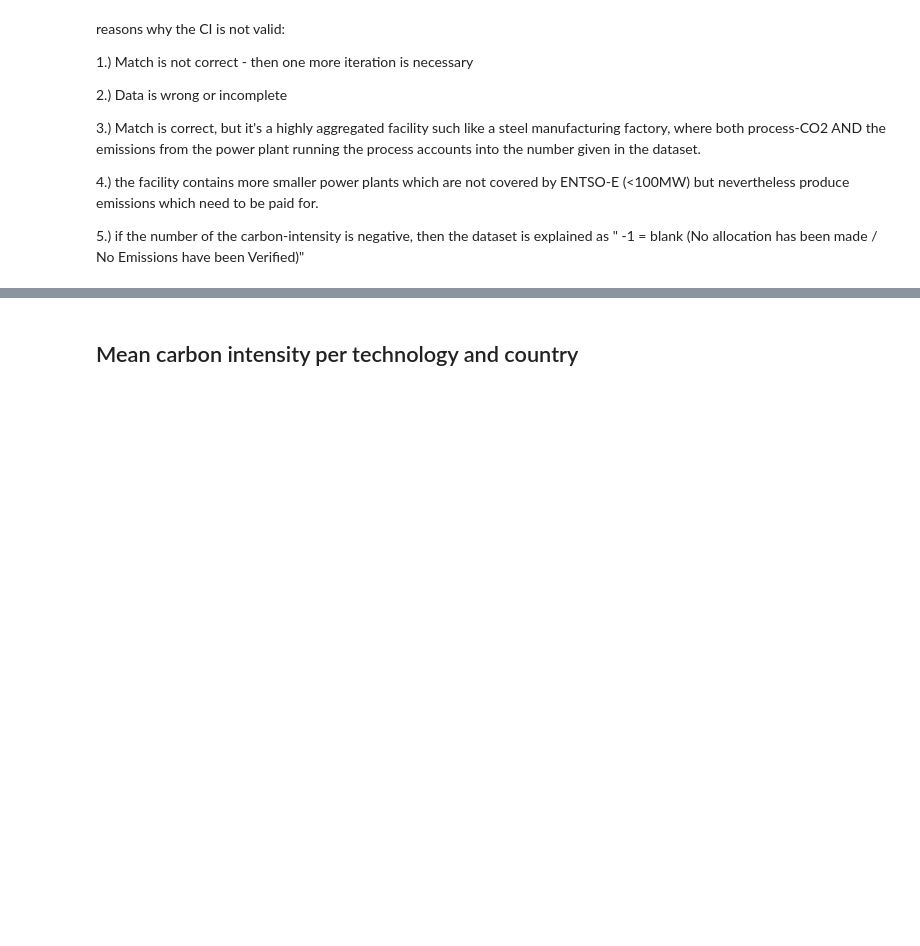
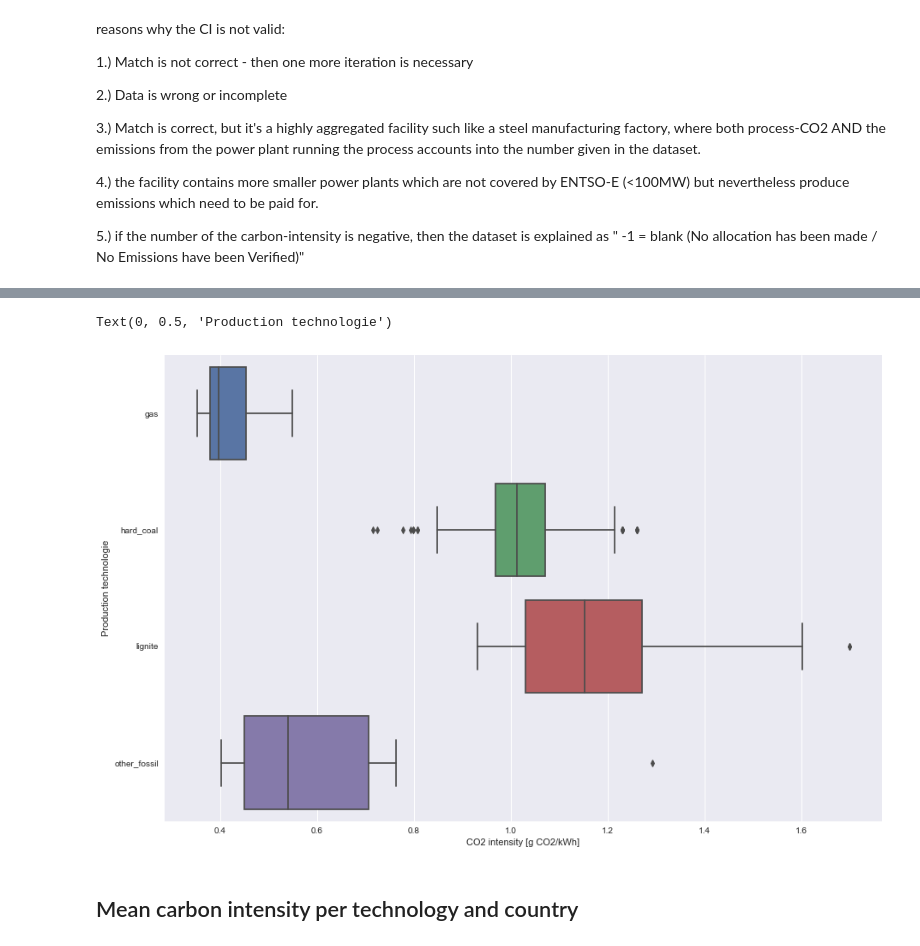
Before and after one commit to INATECH-CIG/CO2_emissions_factors, a Jupyter notebook: CO2 calculation bottom up methode.ipynb, the cells around one changed output, grey strips where cells are left out. Cells and saved outputs as stored; diff of their text form; code cells hidden in the pictures; blank space fills up the shorter version.

```diff
--- a/CO2 calculation bottom up methode.ipynb
+++ b/CO2 calculation bottom up methode.ipynb
@@ -421,0 +432,10 @@ produce emissions which need to be paid for.
+# %%
+fig, ax = plt.subplots(1, 1)
+
+ax = sns.boxplot(y="ProductionTypeName", x="carbon_intensity", data=Powerplants_emission_EU_CI_validated, orient="h")
+
+ax.set_xlabel("CO2 intensity [g CO2/kWh]")
+ax.set_ylabel("Production technologie")
+# %% [output]
+Text(0, 0.5, 'Production technologie')
+[figure, added]
```
Also changed, not shown: parts of 25 cells of this notebook, 2 other files.
